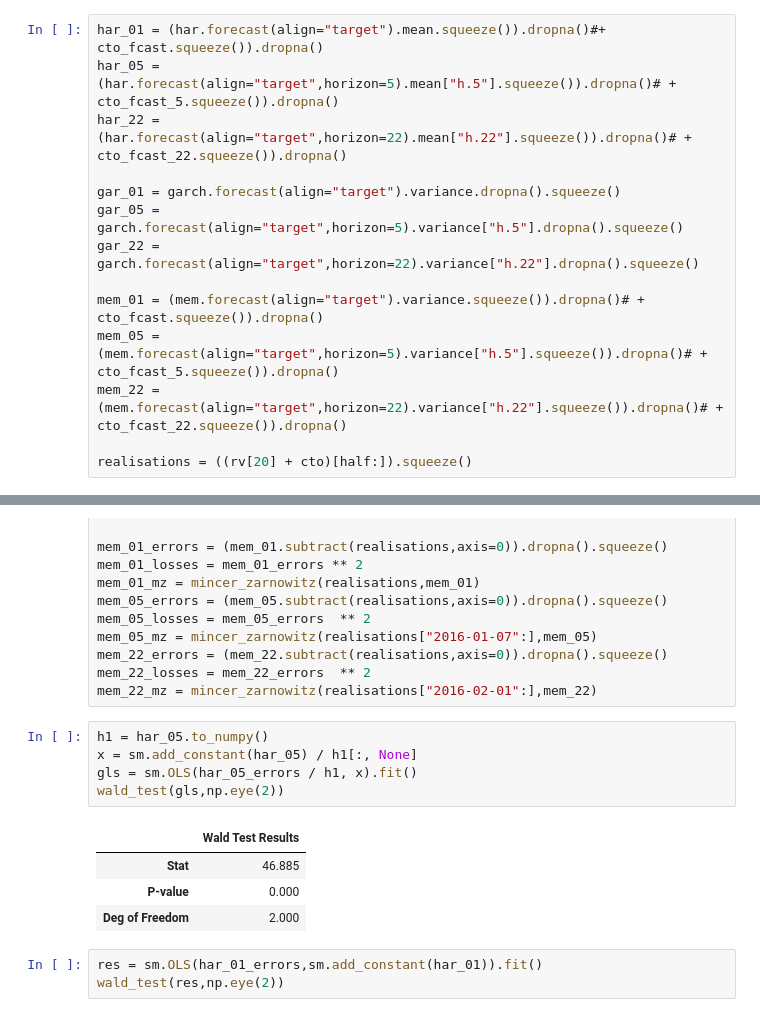
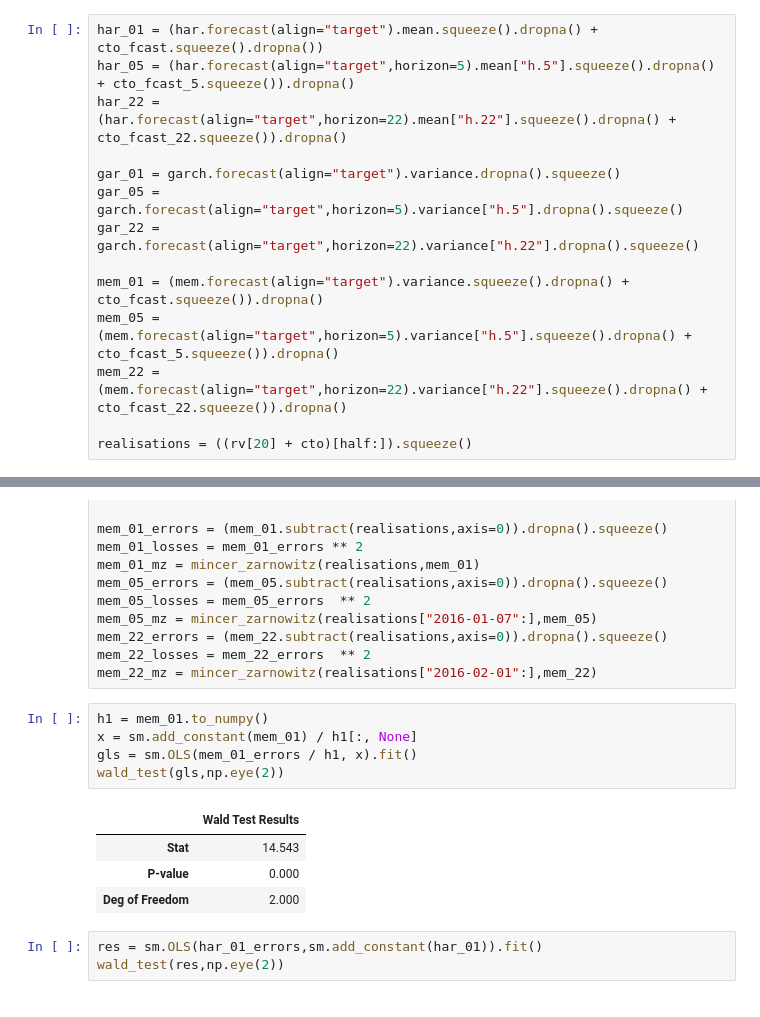
Before and after one commit to GeorgeHockey/metrics-formal-coursework, a Jupyter notebook: problem_1_v1.ipynb, the cells around one changed output, grey strips where cells are left out. Saved outputs shown, nothing was run; the diff lists cells and outputs as text.

```diff
--- a/problem_1_v1.ipynb
+++ b/problem_1_v1.ipynb
@@ -447,16 +447,16 @@ def wald_test(res, r):
 # %%
 #har_01 = (har.forecast(align="target").mean.squeeze() + cto.squeeze()).dropna()
 # %%
-har_01 = (har.forecast(align="target").mean.squeeze()).dropna()#+ cto_fcast.squeeze()).dropna()
-har_05 = (har.forecast(align="target",horizon=5).mean["h.5"].squeeze()).dropna()# + cto_fcast_5.squeeze()).dropna()
-har_22 = (har.forecast(align="target",horizon=22).mean["h.22"].squeeze()).dropna()# + cto_fcast_22.squeeze()).dropna()
+har_01 = (har.forecast(align="target").mean.squeeze().dropna() + cto_fcast.squeeze().dropna())
+har_05 = (har.forecast(align="target",horizon=5).mean["h.5"].squeeze().dropna() + cto_fcast_5.squeeze()).dropna()
+har_22 = (har.forecast(align="target",horizon=22).mean["h.22"].squeeze().dropna() + cto_fcast_22.squeeze()).dropna()
 
 gar_01 = garch.forecast(align="target").variance.dropna().squeeze()
 gar_05 = garch.forecast(align="target",horizon=5).variance["h.5"].dropna().squeeze()
 gar_22 = garch.forecast(align="target",horizon=22).variance["h.22"].dropna().squeeze()
 
-mem_01 = (mem.forecast(align="target").variance.squeeze()).dropna()# + cto_fcast.squeeze()).dropna()
-mem_05 = (mem.forecast(align="target",horizon=5).variance["h.5"].squeeze()).dropna()# + cto_fcast_5.squeeze()).dropna()
-mem_22 = (mem.forecast(align="target",horizon=22).variance["h.22"].squeeze()).dropna()# + cto_fcast_22.squeeze()).dropna()
+mem_01 = (mem.forecast(align="target").variance.squeeze().dropna() + cto_fcast.squeeze()).dropna()
+mem_05 = (mem.forecast(align="target",horizon=5).variance["h.5"].squeeze().dropna() + cto_fcast_5.squeeze()).dropna()
+mem_22 = (mem.forecast(align="target",horizon=22).variance["h.22"].squeeze().dropna() + cto_fcast_22.squeeze()).dropna()
 
 realisations = ((rv[20] + cto)[half:]).squeeze()
@@ -491,13 +497,13 @@ mem_22_errors = (mem_22.subtract(realisations,axis=0)).dropna().squeeze()
 mem_22_losses = mem_22_errors  ** 2
 mem_22_mz = mincer_zarnowitz(realisations["2016-02-01":],mem_22)
 # %%
-h1 = har_05.to_numpy()
-x = sm.add_constant(har_05) / h1[:, None]
-gls = sm.OLS(har_05_errors / h1, x).fit()
+h1 = mem_01.to_numpy()
+x = sm.add_constant(mem_01) / h1[:, None]
+gls = sm.OLS(mem_01_errors / h1, x).fit()
 wald_test(gls,np.eye(2))
 # %% [output]
 |  | Wald Test Results |
-| Stat | 46.885 |
+| Stat | 14.543 |
 | P-value | 0.000 |
 | Deg of Freedom | 2.000 |
 # %%
```
Also changed, not shown: parts of 13 cells of this notebook, 2 other files.
